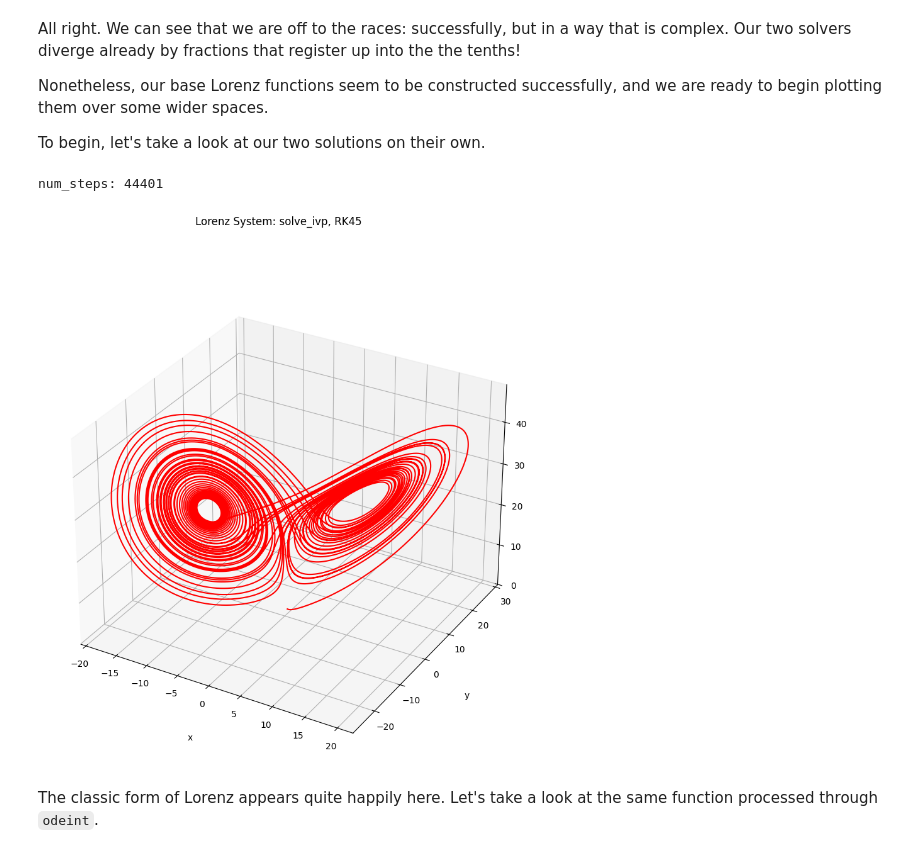
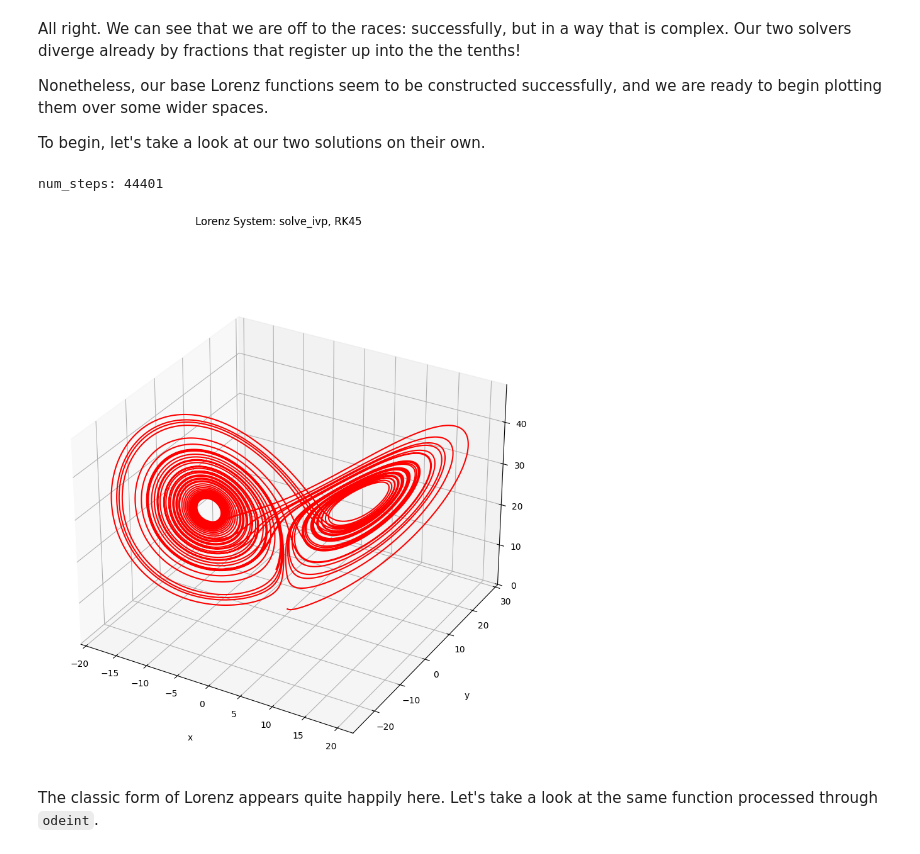
Before and after one commit to peterdresslar/scipy-differential, a Jupyter notebook: Page2.ipynb, the cells around one changed output. Saved outputs shown, nothing was run; the diff lists cells and outputs as text; code cells hidden in the pictures.

```diff
--- a/Page2.ipynb
+++ b/Page2.ipynb
@@ -121,36 +123,36 @@ atol = 1
 
 # build a time array
 dt = 1.0 / inv_dt
 num_steps = int((tf - t0) * inv_dt) + 1
 print("num_steps:", num_steps)
 t_eval = np.linspace(t0, tf, num_steps)
 
 # solve using solve_ivp
 solution_ivp = solve_ivp(
     lorenz_func_ivp,
     [t0, tf],
     s0,
     t_eval=t_eval,        # adjust steps with inv_dt!
     method='RK45',
     max_step=1e-2,
-    #rtol=rtol,
-    #atol=atol
+    rtol=rtol,
+    atol=atol
 )
 
 
 fig = plt.figure(figsize=(10, 10))
 ax = plt.axes(projection='3d')
 plt.suptitle("Lorenz System: solve_ivp, RK45")
 
 ax.plot3D(solution_ivp.y[0], solution_ivp.y[1], solution_ivp.y[2], 'r')
 ax.set_xlabel('x', labelpad=20)
 ax.set_ylabel('y', labelpad=20)
 ax.set_zlabel('z', labelpad=20)
 
 plt.show()
 # %% [output]
 num_steps: 44401
-[figure, old version]
+[figure, new version]
 # %% [markdown]
 The classic form of Lorenz appears quite happily here. Let's take a look at the same function processed through `odeint`.
 # %%
```
Also changed, not shown: parts of 4 cells of this notebook.
